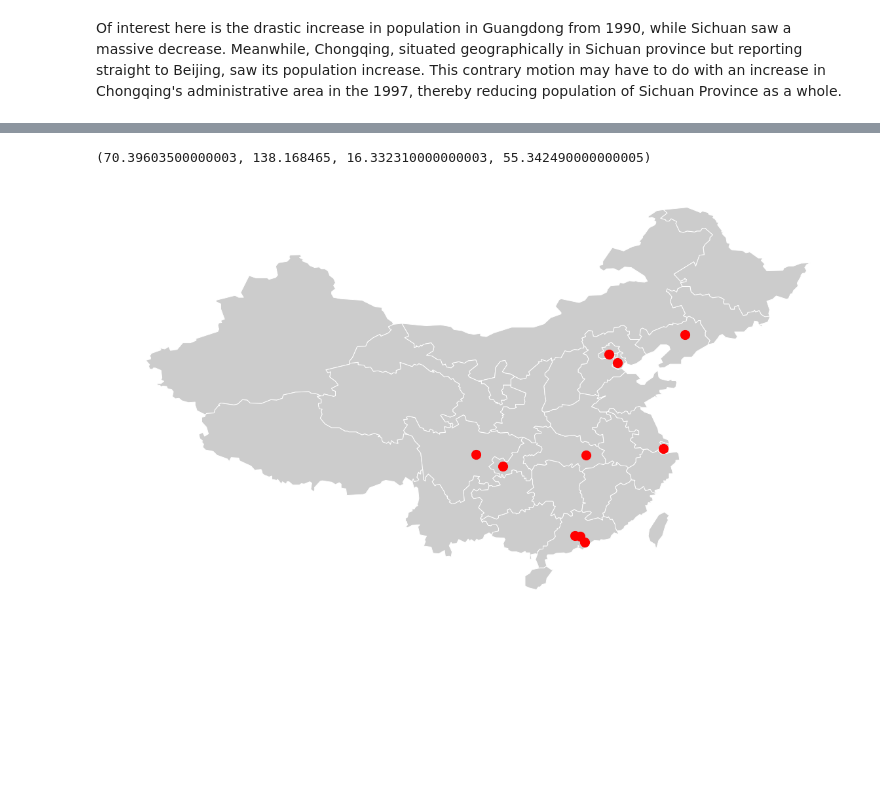
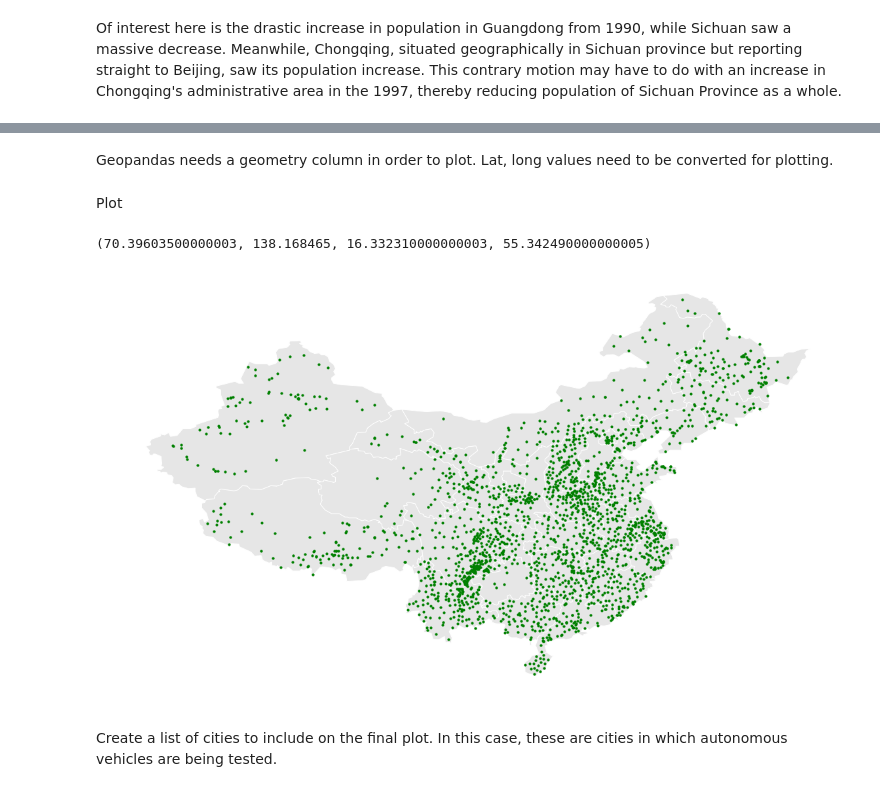
Before and after one commit to simprism/china-population-map, a Jupyter notebook: china-map.ipynb, the cells around one changed output, grey strips where cells are left out. Saved outputs shown, nothing was run; the diff lists cells and outputs as text; code cells hidden in the pictures; blank space fills up the shorter version.

Commit message:
city data and comments

```diff
--- a/china-map.ipynb
+++ b/china-map.ipynb
@@ -45,4 +45,4 @@ df_places['illiteracy'] = pd.to_numeric(df_places['illiteracy'], errors='coerce'
 # %% [markdown]
 Remove rows with missing values
 # %%
-df_places.dropna(how='any')
+df_places = df_places.dropna(how='any')
@@ -214,5 +202,2 @@ city_data.head()
 # %%
-city_position = city_data.loc[:, ['city', 'lat', 'lng']]
+city_position = city_data.loc[:, ['city', 'lat', 'lng', 'admin']]
-# %%
-city_position = city_position.iloc[0:10, :]
-city_position.head()
@@ -238,12 +232,18 @@ memory usage: 320.0+ bytes
 city_position['lat'] = city_position['lat'].astype(float)
 # %%
 city_position['lng'] = city_position['lng'].astype(float)
+# %% [markdown]
+Geopandas needs a geometry column in order to plot. Lat, long values need to be converted for plotting.
 # %%
 city_position['geometry'] = gpd.points_from_xy(city_position.lng, city_position.lat)
+# %% [markdown]
+Plot
 # %%
-ax = df_places.plot(color='0.8')
-city_position['geometry'].plot(ax=ax, color='red', markersize=200)
+ax = df_places.plot(color='0.9')
+city_position['geometry'].plot(ax=ax, color='green', markersize=10)
 plt.axis('off')
 # %% [output]
 (70.39603500000003, 138.168465, 16.332310000000003, 55.342490000000005)
-[figure, old version]
+[figure, new version]
+# %% [markdown]
+Create a list of cities to include on the final plot. In this case, these are cities in which autonomous vehicles are being tested.
```
Also changed, not shown: parts of 26 cells of this notebook.
